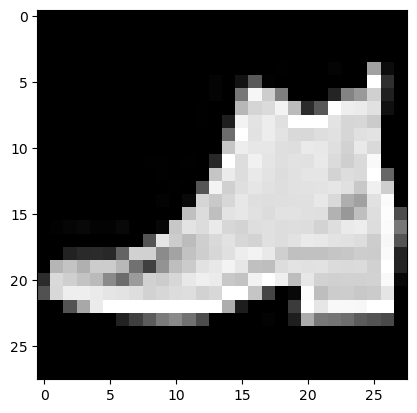
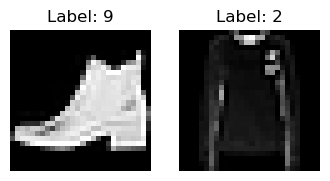
The notebook cell's code change between the first figure and the second:
--- before
+++ after
@@ -1,3 +1,11 @@
 # Random shows data as image
-plt.imshow(X_tr_cnn[1325, 0],cmap="gray")
+fig, ax = plt.subplots(1,2,figsize=[4,4])
+ax[0].imshow(X_tr_cnn[1325,:,:,0],cmap="gray")
+ax[0].set_title(f'Label: {y_tr[1325]}')
+ax[0].set_axis_off()
+
+ax[1].imshow(X_tr_cnn[5678,:,:,0], cmap="gray")
+ax[1].set_title(f'Label: {y_tr[5678]}')
+ax[1].set_axis_off()
+
 plt.show()

Commit: Training the simplest CNN model